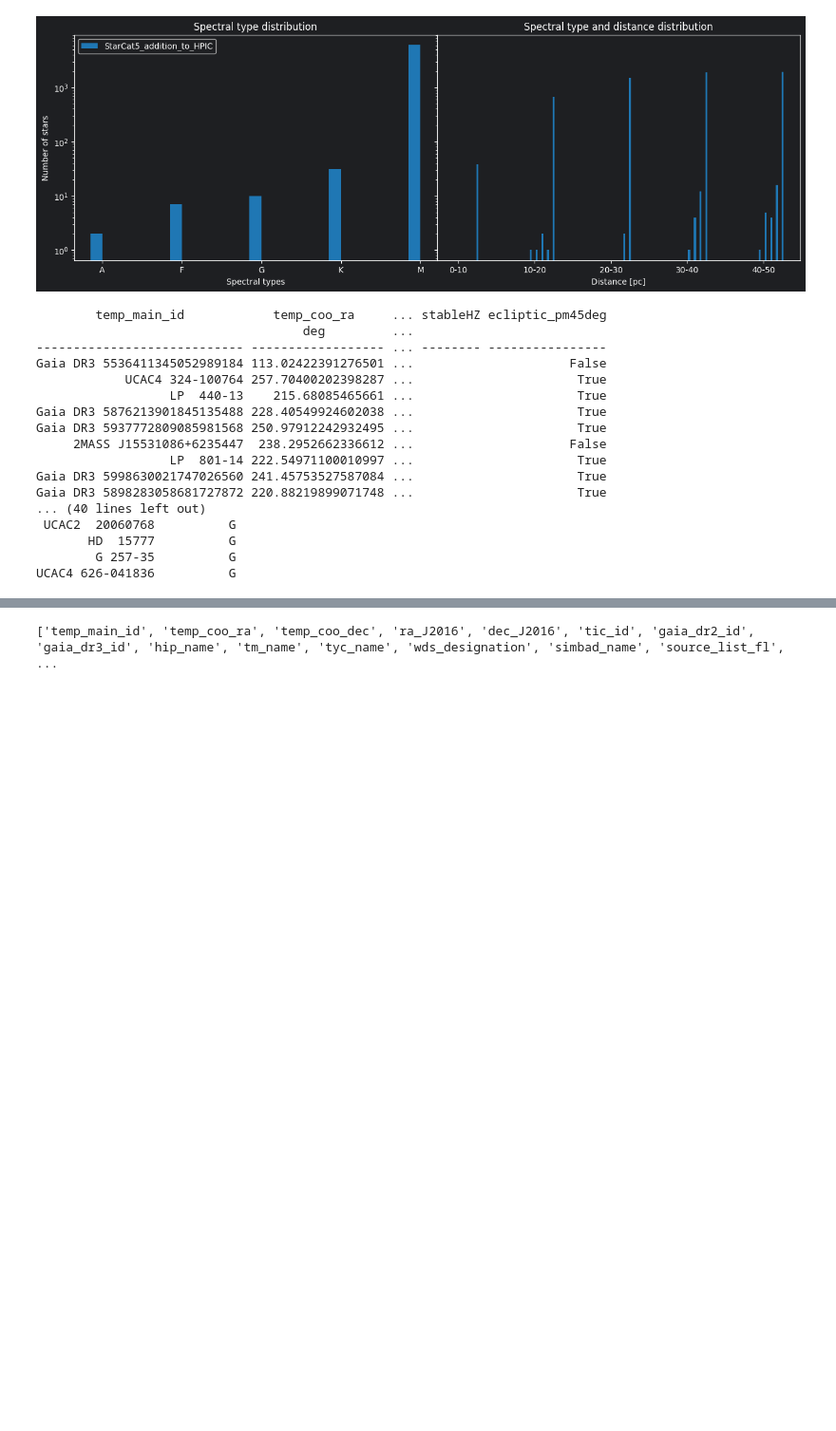
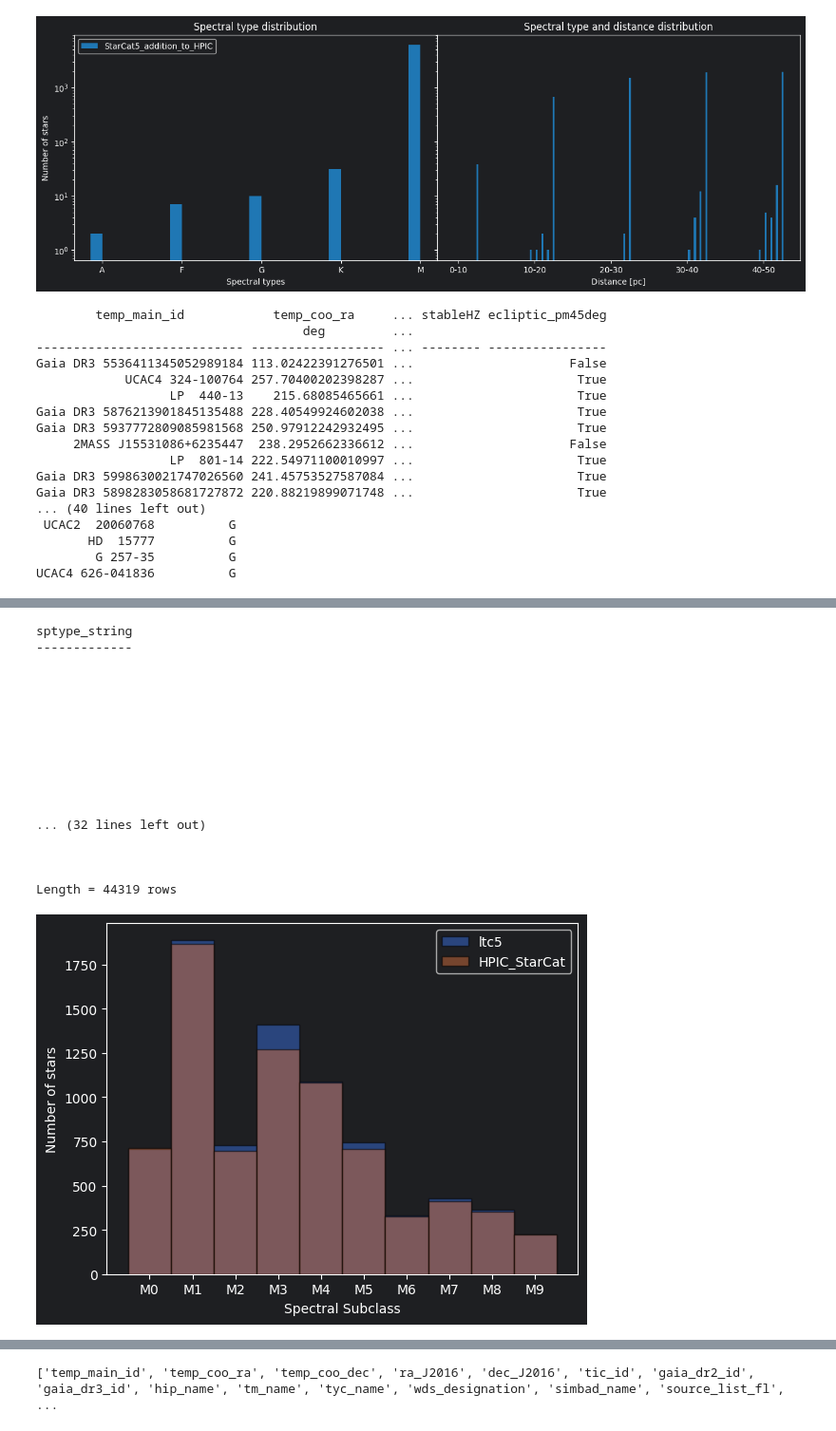
Before and after one commit to fmenti/life_td, a Jupyter notebook: data_generation/life_td_data_generation/catalog/starcat5_merger/NewProject.ipynb, the cells around one changed output, grey strips where cells are left out. Shown at 95% size. Cells and saved outputs as stored; diff of their text form; code cells hidden in the pictures; blank space fills up the shorter version.

```diff
--- a/data_generation/life_td_data_generation/catalog/starcat5_merger/NewProject.ipynb
+++ b/data_generation/life_td_data_generation/catalog/starcat5_merger/NewProject.ipynb
@@ -569,0 +372,72 @@ merger.spec_dist_plot([pre_merge_hpic, pre_merge_starcat],
+# %%
+from utils.analysis import catalog_versions
+from collections.abc import Sequence
+from astropy.table import Column, Table
+importlib.reload(catalog_versions)
+
+def spec_dist_plot2(spectypes: Sequence[Column], spclass: str,
+                   labels: Sequence[str]) -> None:
+    """
+    Plot spectral-subclass histograms for HPIC and StarCat5-only additions.
+
+    :param spectypes: Catalogs to compare.
+    :type spectypes: sequence[astropy.table.Column]
+    :param spclass: Spectral subclasses to keep and display on the x-axis.
+    :type spclass: str
+    :param labels: Catalog labels.
+    :type labels: sequence[str]
+    :returns: None.
+    :rtype: None
+    """
+    x = [spclass + str(i) for i in range(10)]
+    plt.figure()
+
+    for specs, label in zip(spectypes, labels):
+        print(specs)
+        spectype = np.array(specs).astype(str)
+
+        # Reduce spectral types to first two characters, e.g. "M3.4" -> "M3".
+        spectype = np.array([s[:2] for s in spectype])
+
+        # Keep only spectral types listed in x.
+        spectype = spectype[np.isin(spectype, x)]
+
+        plt.hist(
+            spectype,
+            bins=np.arange(len(x) + 1) - 0.5,
+            edgecolor="black",
+            label=label,
+            alpha=0.5,
+        )
+
+    plt.xticks(range(len(x)), x)
+    plt.xlabel("Spectral Subclass")
+    plt.ylabel("Number of stars")
+    plt.legend()
+    plt.savefig("../../../../plots/" + spclass + labels[0] + labels[1] + ".png")
+    plt.show()
+
+for spec in ["M"]:#,"K","G","F","A","B","O"]:
+    spec_dist_plot2([starcat5["sptype_string"], HPIC_StarCat["temp_sptype_string"]],
+                spec,labels = ["ltc5", "HPIC_StarCat"])
+
+# maybe if two data sets in same plt.hist instead of for loop over hist?
+# %% [output]
+sptype_string
+-------------
+
+
+
+
+
+
+
+
+
+
+... (32 lines left out)
+
+
+
+Length = 44319 rows
+[figure, added]
```
Also changed, not shown: parts of 36 cells of this notebook, 1 other file.
